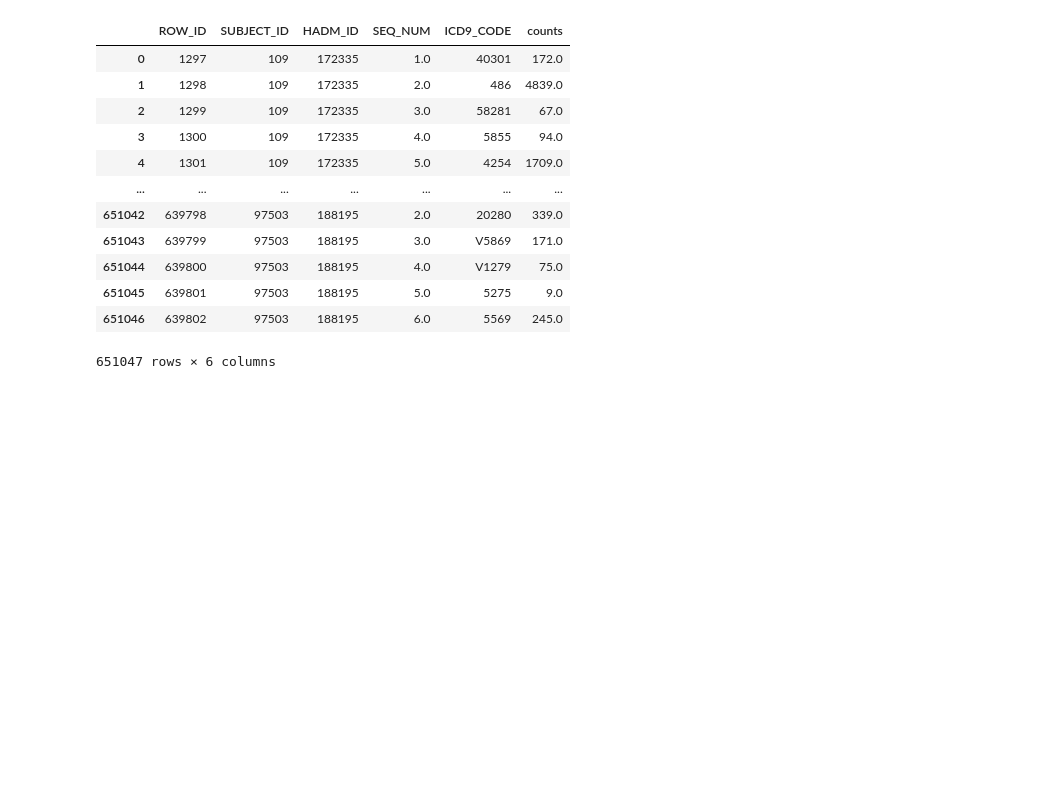
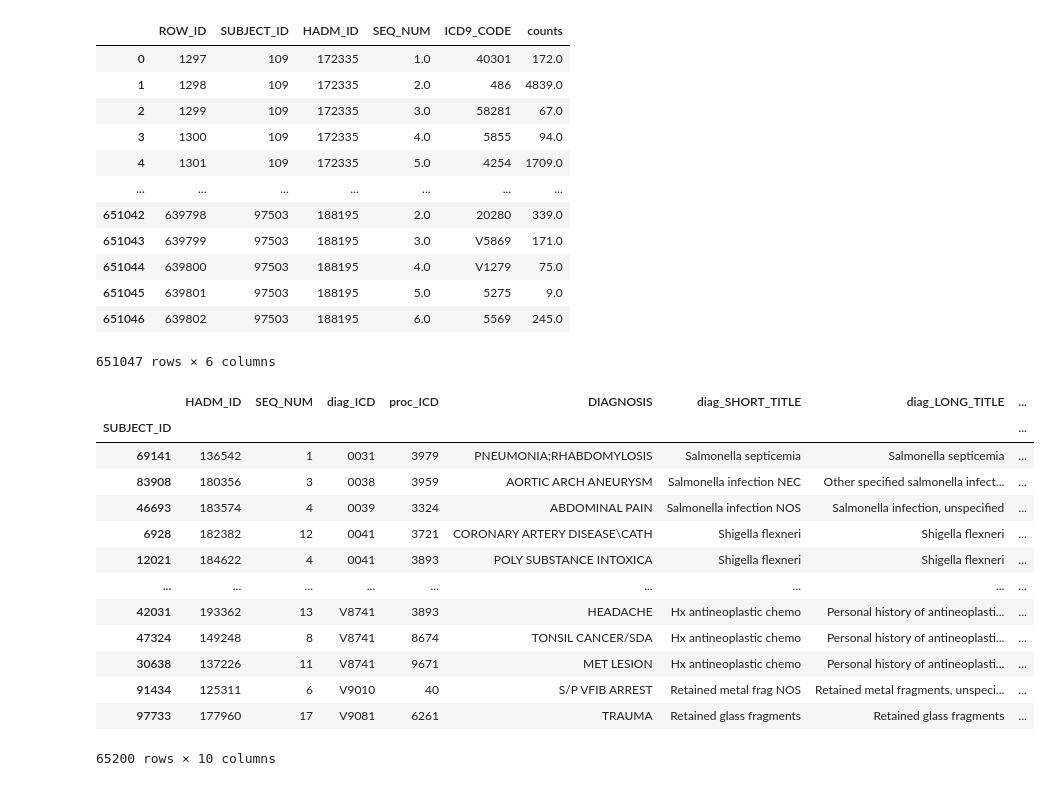
Before and after one commit to kitewatermelon/capstone-EMR, a Jupyter notebook: diag_proc.ipynb, the cells around one changed output. Saved outputs shown, nothing was run; the diff lists cells and outputs as text; code cells hidden in the pictures; blank space fills up the shorter version.

Commit message:
[feat] diag proc에서 65200개로 데이터 중복 줄임

```diff
--- a/diag_proc.ipynb
+++ b/diag_proc.ipynb
@@ -207,3 +207,22 @@ diagnoses
 | 651045 | 639801 | 97503 | 188195 | 5.0 | 5275 | 9.0 |
 | 651046 | 639802 | 97503 | 188195 | 6.0 | 5569 | 245.0 |
 651047 rows × 6 columns
+# %%
+k = merged_df.drop_duplicates(['DIAGNOSIS', 'diag_ICD', 'proc_ICD'])
+# %%
+k.sort_values('diag_ICD')
+# %% [output]
+|  | HADM_ID | SEQ_NUM | diag_ICD | proc_ICD | DIAGNOSIS | diag_SHORT_TITLE | diag_LONG_TITLE | ... |
+| SUBJECT_ID |  |  |  |  |  |  |  | ... |
+| 69141 | 136542 | 1 | 0031 | 3979 | PNEUMONIA;RHABDOMYLOSIS | Salmonella septicemia | Salmonella septicemia | ... |
+| 83908 | 180356 | 3 | 0038 | 3959 | AORTIC ARCH ANEURYSM | Salmonella infection NEC | Other specified salmonella infect... | ... |
+| 46693 | 183574 | 4 | 0039 | 3324 | ABDOMINAL PAIN | Salmonella infection NOS | Salmonella infection, unspecified | ... |
+| 6928 | 182382 | 12 | 0041 | 3721 | CORONARY ARTERY DISEASE\CATH | Shigella flexneri | Shigella flexneri | ... |
+| 12021 | 184622 | 4 | 0041 | 3893 | POLY SUBSTANCE INTOXICA | Shigella flexneri | Shigella flexneri | ... |
+| ... | ... | ... | ... | ... | ... | ... | ... | ... |
+| 42031 | 193362 | 13 | V8741 | 3893 | HEADACHE | Hx antineoplastic chemo | Personal history of antineoplasti... | ... |
+| 47324 | 149248 | 8 | V8741 | 8674 | TONSIL CANCER/SDA | Hx antineoplastic chemo | Personal history of antineoplasti... | ... |
+| 30638 | 137226 | 11 | V8741 | 9671 | MET LESION | Hx antineoplastic chemo | Personal history of antineoplasti... | ... |
+| 91434 | 125311 | 6 | V9010 | 40 | S/P VFIB ARREST | Retained metal frag NOS | Retained metal fragments, unspeci... | ... |
+| 97733 | 177960 | 17 | V9081 | 6261 | TRAUMA | Retained glass fragments | Retained glass fragments | ... |
+65200 rows × 10 columns
```
Also changed, not shown: parts of 1 cell of this notebook.
